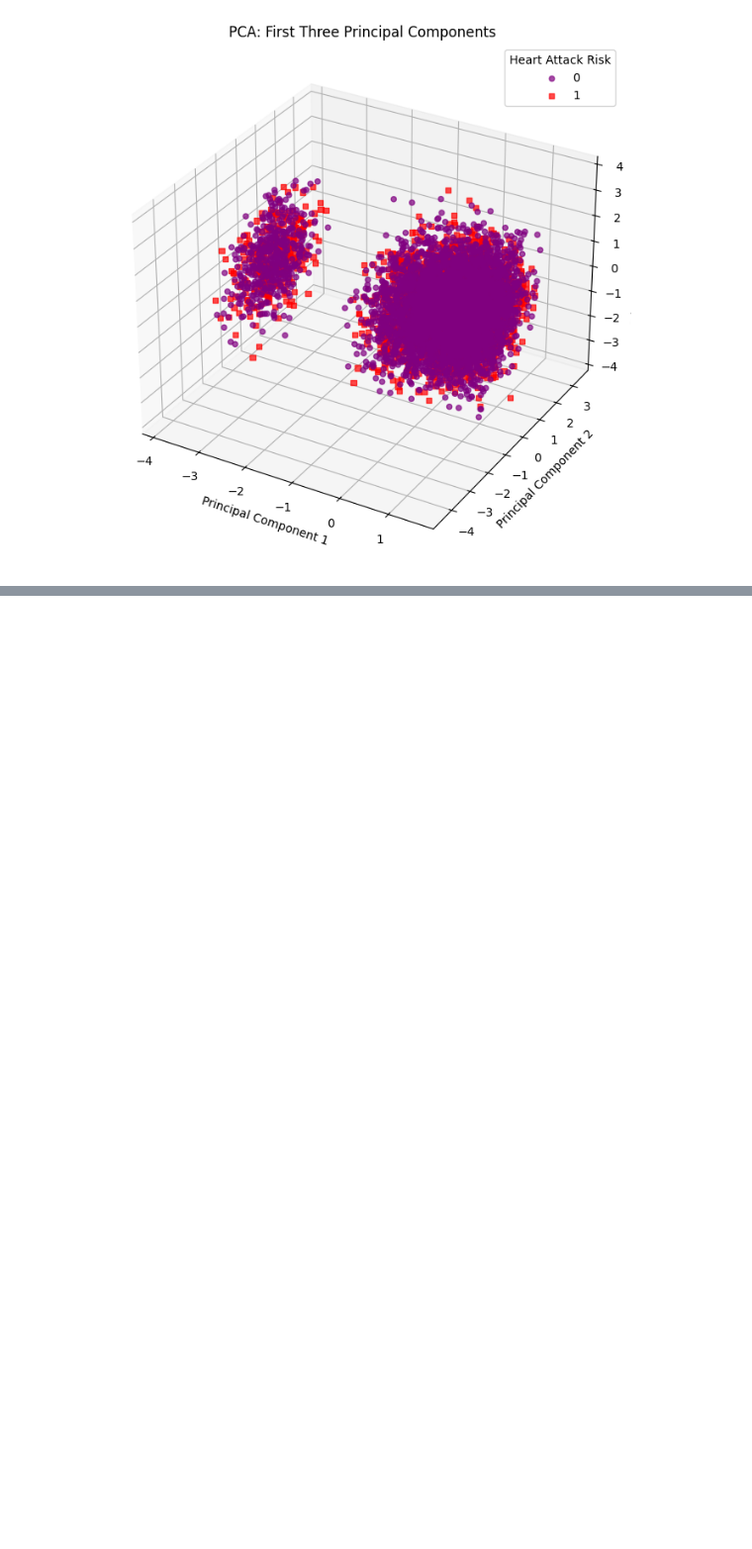
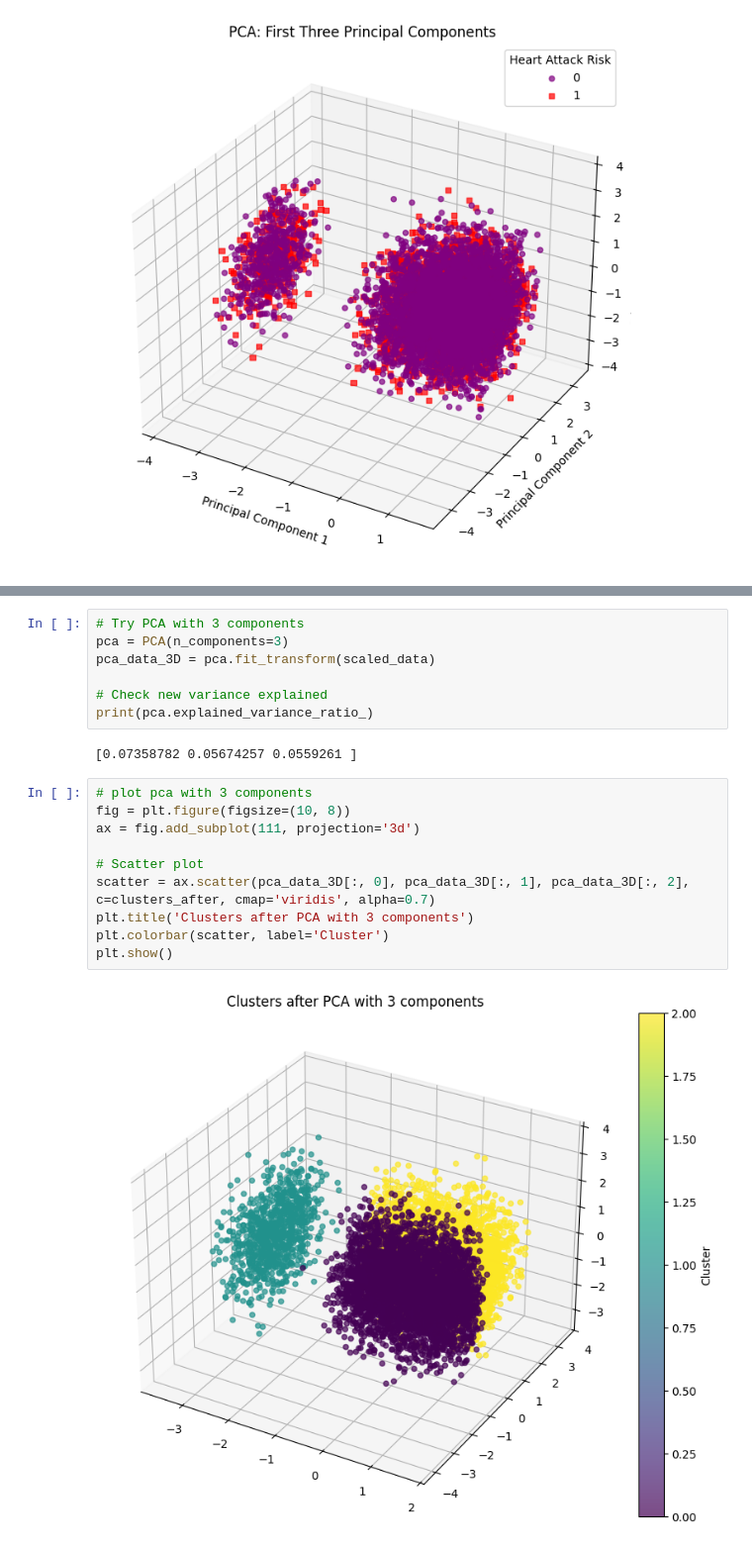
Before and after one commit to guppynib/group3-project2-03062025, a Jupyter notebook: PCA/PCA.ipynb, the cells around one changed output, grey strips where cells are left out. Shown at 99% size. Saved outputs shown, nothing was run; the diff lists cells and outputs as text; blank space fills up the shorter version.

```diff
--- a/PCA/PCA.ipynb
+++ b/PCA/PCA.ipynb
@@ -279,0 +313,21 @@ plt.show()
+# %%
+# Try PCA with 3 components
+pca = PCA(n_components=3)
+pca_data_3D = pca.fit_transform(scaled_data)
+
+# Check new variance explained
+print(pca.explained_variance_ratio_)
+# %% [output]
+[0.07358782 0.05674257 0.0559261 ]
+# %%
+# plot pca with 3 components
+fig = plt.figure(figsize=(10, 8))
+ax = fig.add_subplot(111, projection='3d')
+
+# Scatter plot
+scatter = ax.scatter(pca_data_3D[:, 0], pca_data_3D[:, 1], pca_data_3D[:, 2], c=clusters_after, cmap='viridis', alpha=0.7)
+plt.title('Clusters after PCA with 3 components')
+plt.colorbar(scatter, label='Cluster')
+plt.show()
+# %% [output]
+[figure, added]
```
Also changed, not shown: parts of 6 cells of this notebook, 2 other files.
